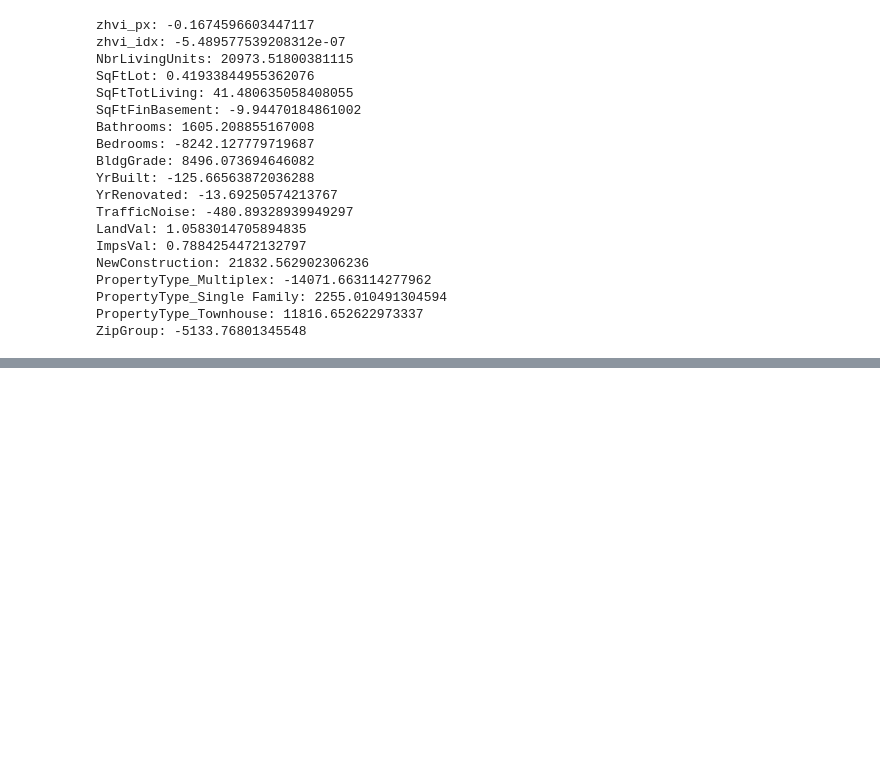
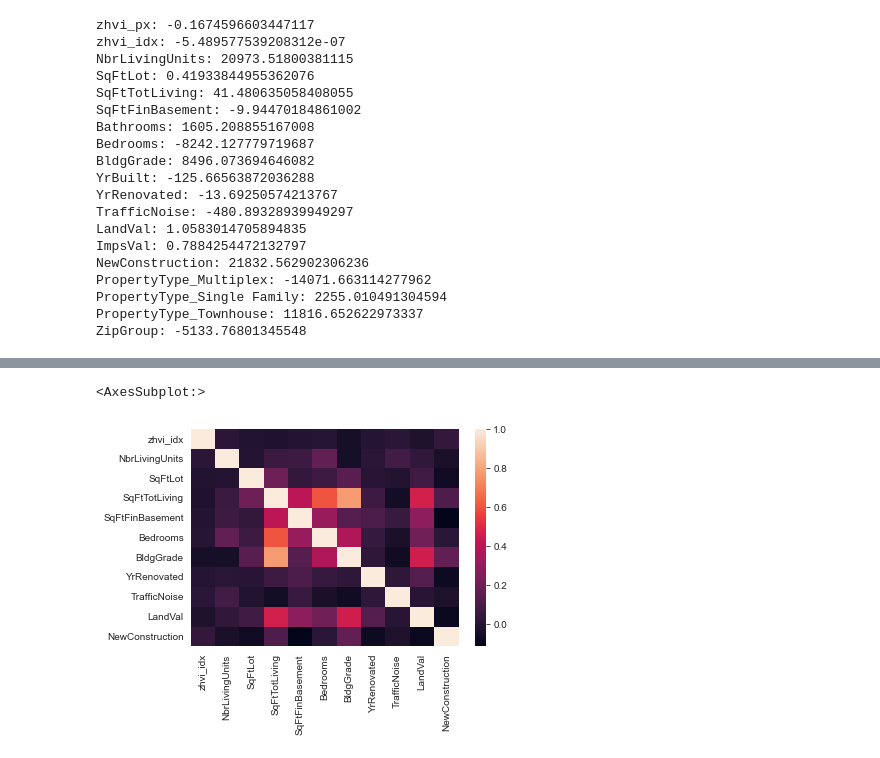
Before and after one commit to tzuzulcode/ai-fundamentals-abril2022, a Jupyter notebook: Regression and prediction/FactorVariables.ipynb, the cells around one changed output, grey strips where cells are left out. Saved outputs shown, nothing was run; the diff lists cells and outputs as text; code cells hidden in the pictures; blank space fills up the shorter version.

```diff
--- a/Regression and prediction/FactorVariables.ipynb
+++ b/Regression and prediction/FactorVariables.ipynb
@@ -272,0 +300,9 @@ ZipGroup: -5133.76801345548
+# %%
+model_cleaned_data.drop(['zhvi_px','PropertyType_Multiplex','PropertyType_Townhouse','PropertyType_Single Family','YrBuilt','ImpsVal','Bathrooms'],axis=1,inplace=True)
+# %%
+model_v2 = LinearRegression()
+
+model_v2.fit(model_cleaned_data,data['AdjSalePrice'])
+
+for name,coef in zip(model_cleaned_data.columns,model_v2.coef_):
+    print(f'{name}: {coef}')
@@ -272,0 +322,5 @@ ZipGroup: -5133.76801345548
+# %%
+sns.heatmap(model_cleaned_data.corr())
+# %% [output]
+<AxesSubplot:>
+[figure, added]
```
Also changed, not shown: parts of 7 cells of this notebook, 1 other file.
